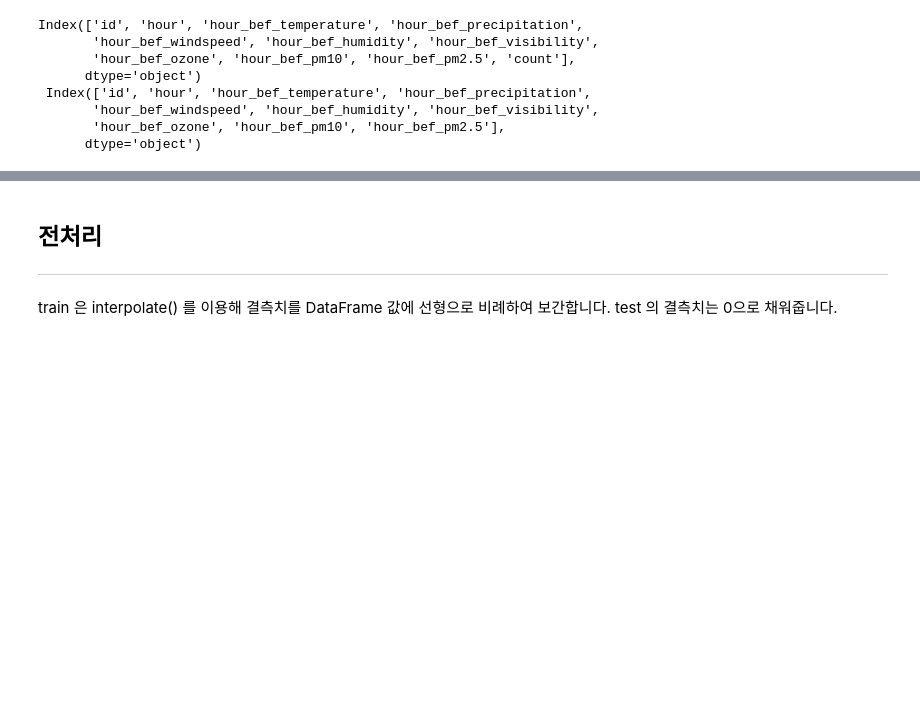
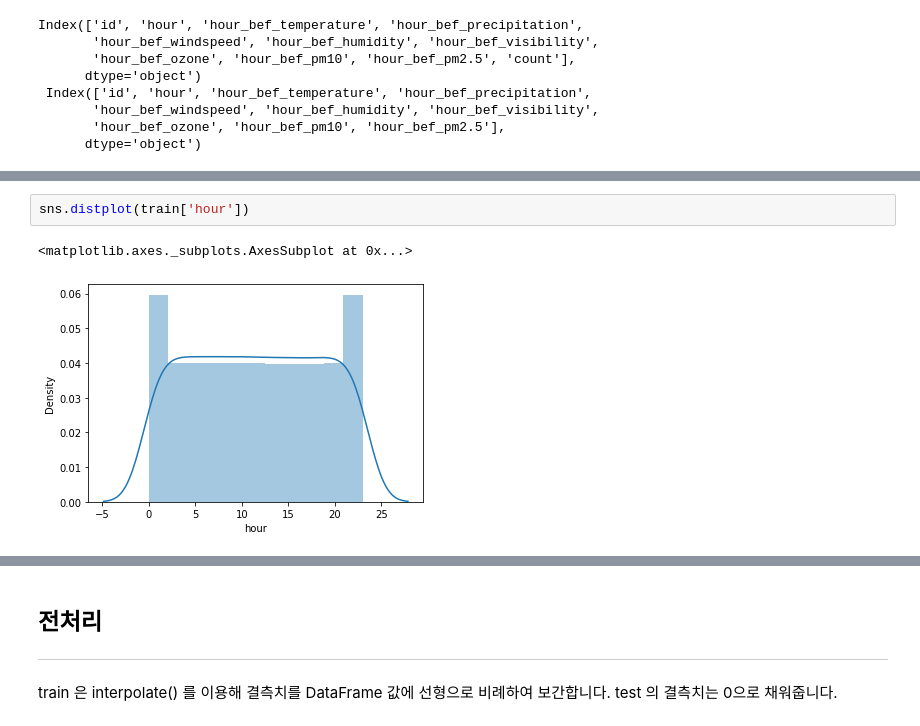
Before and after one commit to gmldud/Deliverate-practice, a Jupyter notebook: 랜덤포레스트_개인_프로젝트.ipynb, the cells around one changed output, grey strips where cells are left out. Drawn from its saved outputs; the diff is of its cells as text; blank space fills up the shorter version.

```diff
--- a/랜덤포레스트_개인_프로젝트.ipynb
+++ b/랜덤포레스트_개인_프로젝트.ipynb
@@ -218,0 +240,5 @@ None
+# %%
+sns.distplot(train['hour'])
+# %% [output]
+<matplotlib.axes._subplots.AxesSubplot at 0x...>
+[figure, added]
```
Also changed, not shown: parts of 25 cells of this notebook.
